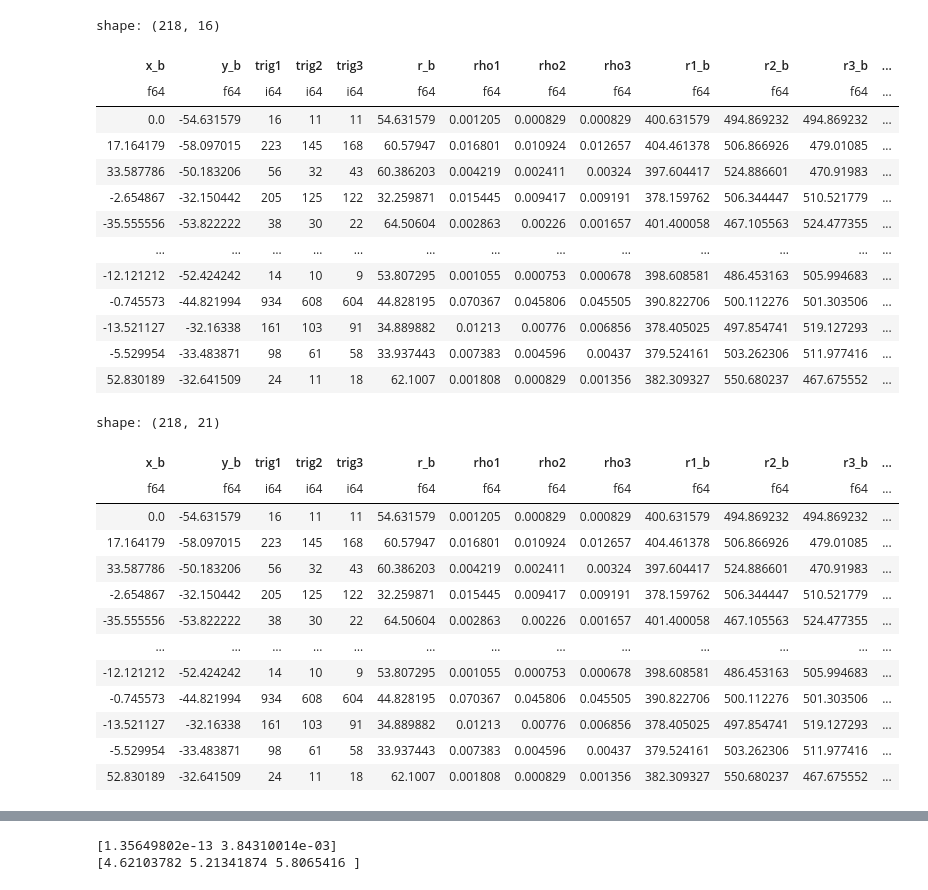
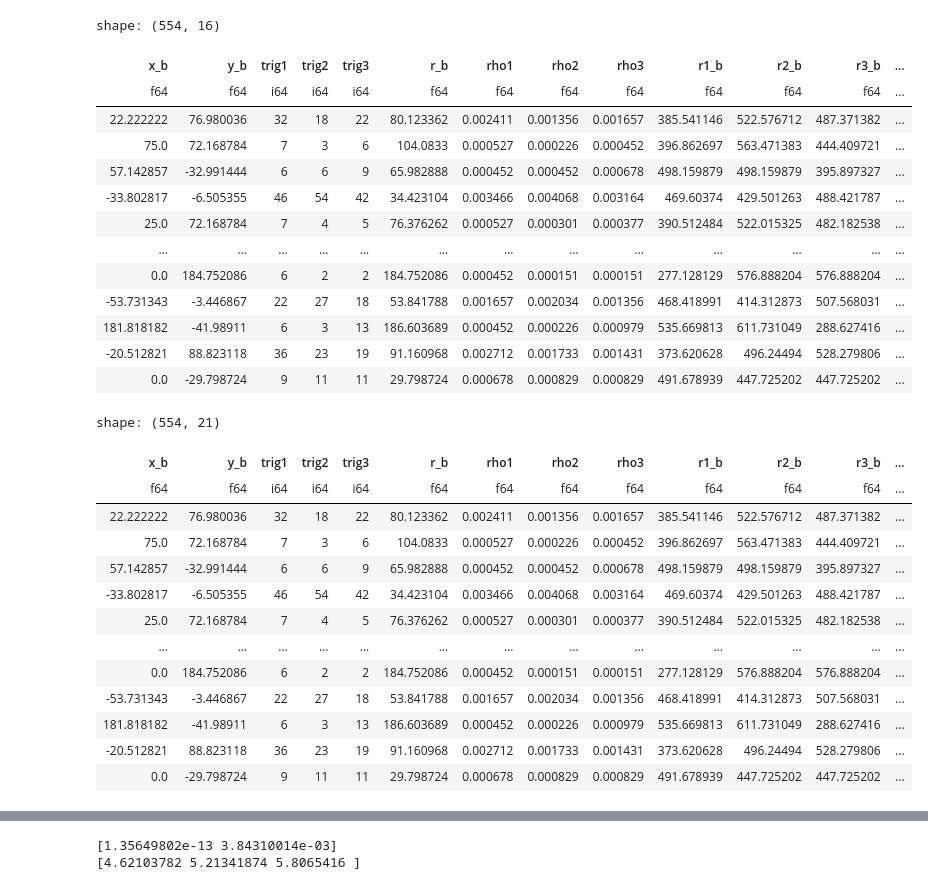
Before and after one commit to lucas-orfei/mestrado, a Jupyter notebook: array_3det.ipynb, the cells around one changed output, grey strips where cells are left out. Drawn from its saved outputs; the diff is of its cells as text; code cells hidden in the pictures.

```diff
--- a/array_3det.ipynb
+++ b/array_3det.ipynb
@@ -9,7 +8,7 @@ from scipy.optimize import curve_fit
 import re
 import math
 # %%
-caminho_arquivo = "tratados_3det/photon/photon3.16E15"
+caminho_arquivo = "tratados_3det/photon/photon1E15"
 
 def processar_arquivo(nome_arquivo):
     # Listas para armazenar as detecções por tipo de partícula e por detector
@@ -110,8 +109,8 @@ name
 # %%
 # Posição dos tanques
-x1 = [0,346]
-x2 = [-400,-346]
-x3 = [400,-346]
+x1 = [0, 800/np.sqrt(3)]
+x2 = [-400, -400/np.sqrt(3)]
+x3 = [400, -400/np.sqrt(3)]
 
 # Distância dos tanques em relação ao centro
 r1 = (x1[0]**2+x1[1]**2)**0.5
@@ -242,75 +231,75 @@ df = df.with_columns(
 )
 df
 # %% [output]
-shape: (218, 16)
+shape: (554, 16)
 | x_b | y_b | trig1 | trig2 | trig3 | r_b | rho1 | rho2 | rho3 | r1_b | r2_b | r3_b | ... |
 | f64 | f64 | i64 | i64 | i64 | f64 | f64 | f64 | f64 | f64 | f64 | f64 | ... |
-| 0.0 | -54.631579 | 16 | 11 | 11 | 54.631579 | 0.001205 | 0.000829 | 0.000829 | 400.631579 | 494.869232 | 494.869232 | ... |
-| 17.164179 | -58.097015 | 223 | 145 | 168 | 60.57947 | 0.016801 | 0.010924 | 0.012657 | 404.461378 | 506.866926 | 479.01085 | ... |
-| 33.587786 | -50.183206 | 56 | 32 | 43 | 60.386203 | 0.004219 | 0.002411 | 0.00324 | 397.604417 | 524.886601 | 470.91983 | ... |
-| -2.654867 | -32.150442 | 205 | 125 | 122 | 32.259871 | 0.015445 | 0.009417 | 0.009191 | 378.159762 | 506.344447 | 510.521779 | ... |
-| -35.555556 | -53.822222 | 38 | 30 | 22 | 64.50604 | 0.002863 | 0.00226 | 0.001657 | 401.400058 | 467.105563 | 524.477355 | ... |
+| 22.222222 | 76.980036 | 32 | 18 | 22 | 80.123362 | 0.002411 | 0.001356 | 0.001657 | 385.541146 | 522.576712 | 487.371382 | ... |
+| 75.0 | 72.168784 | 7 | 3 | 6 | 104.0833 | 0.000527 | 0.000226 | 0.000452 | 396.862697 | 563.471383 | 444.409721 | ... |
+| 57.142857 | -32.991444 | 6 | 6 | 9 | 65.982888 | 0.000452 | 0.000452 | 0.000678 | 498.159879 | 498.159879 | 395.897327 | ... |
+| -33.802817 | -6.505355 | 46 | 54 | 42 | 34.423104 | 0.003466 | 0.004068 | 0.003164 | 469.60374 | 429.501263 | 488.421787 | ... |
+| 25.0 | 72.168784 | 7 | 4 | 5 | 76.376262 | 0.000527 | 0.000301 | 0.000377 | 390.512484 | 522.015325 | 482.182538 | ... |
 | … | … | … | … | … | … | … | … | … | … | … | … | ... |
-| -12.121212 | -52.424242 | 14 | 10 | 9 | 53.807295 | 0.001055 | 0.000753 | 0.000678 | 398.608581 | 486.453163 | 505.994683 | ... |
-| -0.745573 | -44.821994 | 934 | 608 | 604 | 44.828195 | 0.070367 | 0.045806 | 0.045505 | 390.822706 | 500.112276 | 501.303506 | ... |
-| -13.521127 | -32.16338 | 161 | 103 | 91 | 34.889882 | 0.01213 | 0.00776 | 0.006856 | 378.405025 | 497.854741 | 519.127293 | ... |
-| -5.529954 | -33.483871 | 98 | 61 | 58 | 33.937443 | 0.007383 | 0.004596 | 0.00437 | 379.524161 | 503.262306 | 511.977416 | ... |
-| 52.830189 | -32.641509 | 24 | 11 | 18 | 62.1007 | 0.001808 | 0.000829 | 0.001356 | 382.309327 | 550.680237 | 467.675552 | ... |
+| 0.0 | 184.752086 | 6 | 2 | 2 | 184.752086 | 0.000452 | 0.000151 | 0.000151 | 277.128129 | 576.888204 | 576.888204 | ... |
+| -53.731343 | -3.446867 | 22 | 27 | 18 | 53.841788 | 0.001657 | 0.002034 | 0.001356 | 468.418991 | 414.312873 | 507.568031 | ... |
+| 181.818182 | -41.98911 | 6 | 3 | 13 | 186.603689 | 0.000452 | 0.000226 | 0.000979 | 535.669813 | 611.731049 | 288.627416 | ... |
+| -20.512821 | 88.823118 | 36 | 23 | 19 | 91.160968 | 0.002712 | 0.001733 | 0.001431 | 373.620628 | 496.24494 | 528.279806 | ... |
+| 0.0 | -29.798724 | 9 | 11 | 11 | 29.798724 | 0.000678 | 0.000829 | 0.000829 | 491.678939 | 447.725202 | 447.725202 | ... |
 # %%
-r_0 = 7800
+r0 = 7800
 
 # Função para o ajuste
 def model(r, C, s, r0):
-    return C * (r**-s) / (r0**2)
+    return C * ((r/r0)**s) / (r0**2)
 
 # Função para ajustar e encontrar C
 def find_C(row):
 
     rho_values = np.array([row["rho1"], row["rho2"], row["rho3"]])
     r_values = np.array([row["r1_b"], row["r2_b"], row["r3_b"]])
     s = row["s_mean"]
 
     popt, _ = curve_fit(
-        lambda r, C: model(r, C, s, r_0),
+        lambda r, C: model(r, C, s, r0),
         r_values,
         rho_values,
         p0=[10000.0]   # Valor inicial para C
     )
 
     return popt[0]
 
 df = df.with_columns(
     pl.struct(["rho1", "rho2", "rho3", "r1_b", "r2_b", "r3_b", "s_mean"])
     .map_elements(lambda row: find_C(row), return_dtype= float)
     .alias("C_optimized")
 )
 
 df = df.with_columns([
-    (pl.col("rho1") * r_0**2 * pl.col("r1_b")**pl.col("s_mean")).alias("C1"),
-    (pl.col("rho2") * r_0**2 * pl.col("r2_b")**pl.col("s_mean")).alias("C2"),
-    (pl.col("rho3") * r_0**2 * pl.col("r3_b")**pl.col("s_mean")).alias("C3")
+    (pl.col("rho1") * r0**2 * pl.col("r1_b")**pl.col("s_mean")).alias("C1"),
+    (pl.col("rho2") * r0**2 * pl.col("r2_b")**pl.col("s_mean")).alias("C2"),
+    (pl.col("rho3") * r0**2 * pl.col("r3_b")**pl.col("s_mean")).alias("C3")
 ])
 
 df = df.with_columns(
     ((pl.col("C1") + pl.col("C2") + pl.col("C3")) / 3).alias("C_mean")
 )
 
 df
 # %% [output]
-shape: (218, 21)
+shape: (554, 21)
 | x_b | y_b | trig1 | trig2 | trig3 | r_b | rho1 | rho2 | rho3 | r1_b | r2_b | r3_b | ... |
 | f64 | f64 | i64 | i64 | i64 | f64 | f64 | f64 | f64 | f64 | f64 | f64 | ... |
-| 0.0 | -54.631579 | 16 | 11 | 11 | 54.631579 | 0.001205 | 0.000829 | 0.000829 | 400.631579 | 494.869232 | 494.869232 | ... |
-| 17.164179 | -58.097015 | 223 | 145 | 168 | 60.57947 | 0.016801 | 0.010924 | 0.012657 | 404.461378 | 506.866926 | 479.01085 | ... |
-| 33.587786 | -50.183206 | 56 | 32 | 43 | 60.386203 | 0.004219 | 0.002411 | 0.00324 | 397.604417 | 524.886601 | 470.91983 | ... |
-| -2.654867 | -32.150442 | 205 | 125 | 122 | 32.259871 | 0.015445 | 0.009417 | 0.009191 | 378.159762 | 506.344447 | 510.521779 | ... |
-| -35.555556 | -53.822222 | 38 | 30 | 22 | 64.50604 | 0.002863 | 0.00226 | 0.001657 | 401.400058 | 467.105563 | 524.477355 | ... |
+| 22.222222 | 76.980036 | 32 | 18 | 22 | 80.123362 | 0.002411 | 0.001356 | 0.001657 | 385.541146 | 522.576712 | 487.371382 | ... |
+| 75.0 | 72.168784 | 7 | 3 | 6 | 104.0833 | 0.000527 | 0.000226 | 0.000452 | 396.862697 | 563.471383 | 444.409721 | ... |
+| 57.142857 | -32.991444 | 6 | 6 | 9 | 65.982888 | 0.000452 | 0.000452 | 0.000678 | 498.159879 | 498.159879 | 395.897327 | ... |
+| -33.802817 | -6.505355 | 46 | 54 | 42 | 34.423104 | 0.003466 | 0.004068 | 0.003164 | 469.60374 | 429.501263 | 488.421787 | ... |
+| 25.0 | 72.168784 | 7 | 4 | 5 | 76.376262 | 0.000527 | 0.000301 | 0.000377 | 390.512484 | 522.015325 | 482.182538 | ... |
 | … | … | … | … | … | … | … | … | … | … | … | … | ... |
-| -12.121212 | -52.424242 | 14 | 10 | 9 | 53.807295 | 0.001055 | 0.000753 | 0.000678 | 398.608581 | 486.453163 | 505.994683 | ... |
-| -0.745573 | -44.821994 | 934 | 608 | 604 | 44.828195 | 0.070367 | 0.045806 | 0.045505 | 390.822706 | 500.112276 | 501.303506 | ... |
-| -13.521127 | -32.16338 | 161 | 103 | 91 | 34.889882 | 0.01213 | 0.00776 | 0.006856 | 378.405025 | 497.854741 | 519.127293 | ... |
-| -5.529954 | -33.483871 | 98 | 61 | 58 | 33.937443 | 0.007383 | 0.004596 | 0.00437 | 379.524161 | 503.262306 | 511.977416 | ... |
-| 52.830189 | -32.641509 | 24 | 11 | 18 | 62.1007 | 0.001808 | 0.000829 | 0.001356 | 382.309327 | 550.680237 | 467.675552 | ... |
+| 0.0 | 184.752086 | 6 | 2 | 2 | 184.752086 | 0.000452 | 0.000151 | 0.000151 | 277.128129 | 576.888204 | 576.888204 | ... |
+| -53.731343 | -3.446867 | 22 | 27 | 18 | 53.841788 | 0.001657 | 0.002034 | 0.001356 | 468.418991 | 414.312873 | 507.568031 | ... |
+| 181.818182 | -41.98911 | 6 | 3 | 13 | 186.603689 | 0.000452 | 0.000226 | 0.000979 | 535.669813 | 611.731049 | 288.627416 | ... |
+| -20.512821 | 88.823118 | 36 | 23 | 19 | 91.160968 | 0.002712 | 0.001733 | 0.001431 | 373.620628 | 496.24494 | 528.279806 | ... |
+| 0.0 | -29.798724 | 9 | 11 | 11 | 29.798724 | 0.000678 | 0.000829 | 0.000829 | 491.678939 | 447.725202 | 447.725202 | ... |
 # %%
 # Modelagem NKG
 #def model(r, C, s):
```
Also changed, not shown: parts of 20 cells of this notebook, 1 other file.
